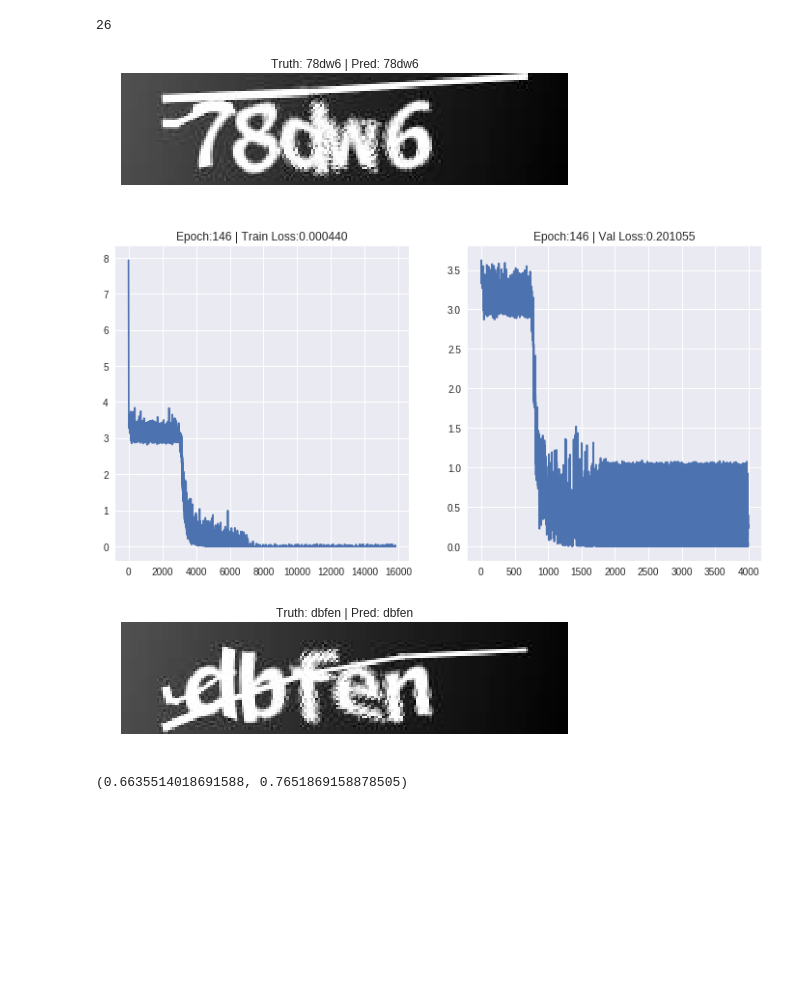
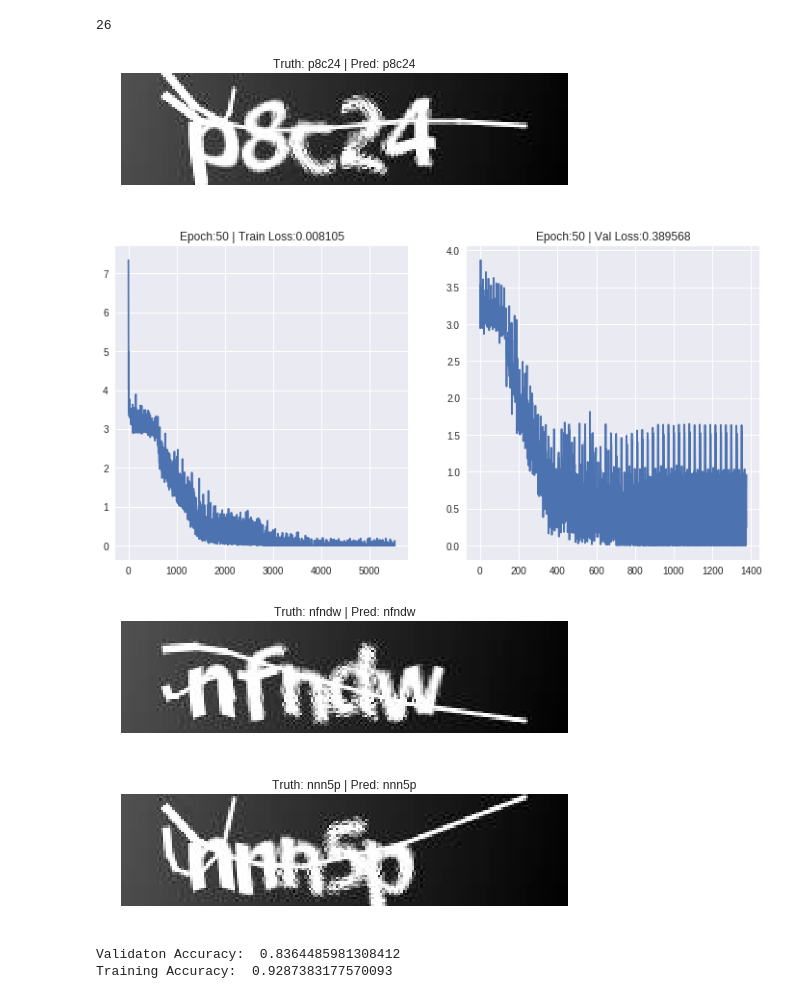
Before and after one commit to carnotaur/crnn-tutorial, a Jupyter notebook: CRNN Training.ipynb, the cells around one changed output. Saved outputs shown, nothing was run; the diff lists cells and outputs as text; code cells hidden in the pictures; blank space fills up the shorter version.

```diff
--- a/CRNN Training.ipynb
+++ b/CRNN Training.ipynb
@@ -89,0 +56,6 @@ num_workers = 4
+# %%
+TRAIN_DIR = Path('data/train')
+VAL_DIR = Path('data/val')
+BATCH_SIZE = 8
+MODEL_PATH = Path('models/crnn.pt')
+N_WORKERS = 4
@@ -94,12 +70,12 @@ alphabet
 # %% [output]
 'abcdefghijklmnopqrstuvwxyz0123456789'
 # %%
-train_dataset = CaptchaDataset(train_dir)
-val_dataset = CaptchaDataset(val_dir)
-train_dataloader = DataLoader(train_dataset, batch_size=batch_size,
-                              num_workers=num_workers, shuffle=True)
-val_dataloader = DataLoader(val_dataset, batch_size=batch_size,
-                            num_workers=num_workers, shuffle=False)
+train_dataset = CaptchaDataset(TRAIN_DIR)
+val_dataset = CaptchaDataset(VAL_DIR)
+train_dataloader = DataLoader(train_dataset, batch_size=BATCH_SIZE,
+                              num_workers=N_WORKERS, shuffle=True)
+val_dataloader = DataLoader(val_dataset, batch_size=BATCH_SIZE,
+                            num_workers=N_WORKERS, shuffle=False)
 # %%
 imgs, texts = iter(val_dataloader).next()
 print(imgs.shape, len(texts))
@@ -190,14 +110,14 @@ class CRNN(nn.Module):
 
         self.cn6 = blockCNN(256, 256, kernel_size=3, padding=1)
         # RNN + Linear
-        self.linear1 = nn.Linear(3584, 256)
+        self.linear1 = nn.Linear(1024, 256)
         self.gru1 = blockRNN(256, hidden_size, hidden_size,
                              dropout=dropout,
                              bidirectional=bidirectional)
         self.gru2 = blockRNN(hidden_size, hidden_size, vocab_size,
                              dropout=dropout,
                              bidirectional=bidirectional)
-        self.linear2 = nn.Linear(hidden_size, vocab_size)
+        self.linear2 = nn.Linear(hidden_size * 2, vocab_size)
         # initialize weights
         #self.apply(weights_init)
 
@@ -217,7 +137,7 @@ class CRNN(nn.Module):
         # convolutions
         batch = self.resnet(batch)
         batch = self.cn6(batch, use_relu=True, use_bn=True)
-        # change view of tensor + linear
+        # make sequences of image features
         batch = batch.permute(0, 3, 1, 2)
         n_channels = batch.size(1)
         #print(batch.size())
@@ -225,7 +145,7 @@ class CRNN(nn.Module):
         #print(batch.size())
         batch = self.linear1(batch)
         # rnn layers
-        batch = self.gru1(batch, add_output=False)
+        batch = self.gru1(batch, add_output=True)
         batch = self.gru2(batch)
         # output
         batch = self.linear2(batch)
@@ -236,12 +156,12 @@ class CRNN(nn.Module):
 # %%
 hidden_size = 256
 vocab_size = len(alphabet) + 1
-bidirectional = False
+bidirectional = True
 dropout = 0.1
 weight_decay = 1e-5
 momentum = 0.9
 clip_norm = 5
-max_epoch = 150
+max_epoch = 50
 print(vocab_size)
 # %% [output]
 37
@@ -307,32 +227,32 @@ val_epoch_len
 # %%
 try:
     while epoch <= max_epoch:
         crnn.train()
         for idx, (batch_imgs, batch_text) in enumerate(train_dataloader):
             optimizer.zero_grad()
             logits = crnn(batch_imgs.to(device))
             # calculate loss
             train_loss = calculate_loss(logits, batch_text, label_converter)
             if np.isnan(train_loss.detach().cpu().numpy()):
                 continue
             train_losses.append(train_loss.item())
             # make backward
             train_loss.backward()
 
             nn.utils.clip_grad_norm_(crnn.parameters(), clip_norm)
             optimizer.step()
 
-
         val_losses = validation(crnn, val_losses, label_converter)
 
         # printing progress
         plot_loss(epoch, train_losses, val_losses)
-        print_prediction(crnn, val_dataset)
+        print_prediction(crnn, val_dataset, device, label_converter)
 
         scheduler.step(val_losses[-1])
         epoch += 1
 except KeyboardInterrupt:
     pass
 # %% [output]
-[figure, old version]
+[figure, new version]
-[figure, old version]
+[figure, new version]
+[figure, added]
@@ -339,8 +261,12 @@ except KeyboardInterrupt:
 # %%
-print_prediction(crnn, val_dataset)
+print_prediction(crnn, val_dataset, device, label_converter)
 # %% [output]
-[figure, old version]
+[figure, new version]
 # %%
-acc_calc(crnn, val_dataset, label_converter), acc_calc(crnn, train_dataset, label_converter)
+val_acc = acc_calc(crnn, val_dataset, label_converter)
+train_acc = acc_calc(crnn, train_dataset, label_converter)
+print('Validaton Accuracy: ', val_acc)
+print('Training Accuracy: ', train_acc)
 # %% [output]
-(0.6635514018691588, 0.7651869158878505)
+Validaton Accuracy:  0.8364485981308412
+Training Accuracy:  0.9287383177570093
```
Also changed, not shown: parts of 14 cells of this notebook, 26 other files.
